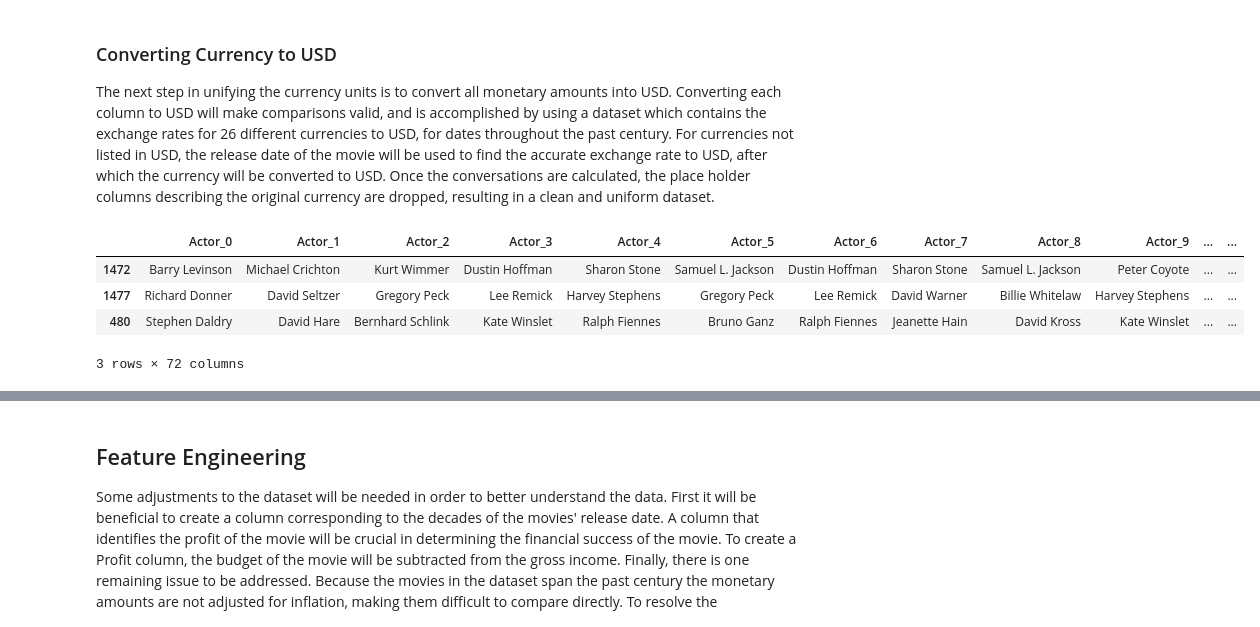
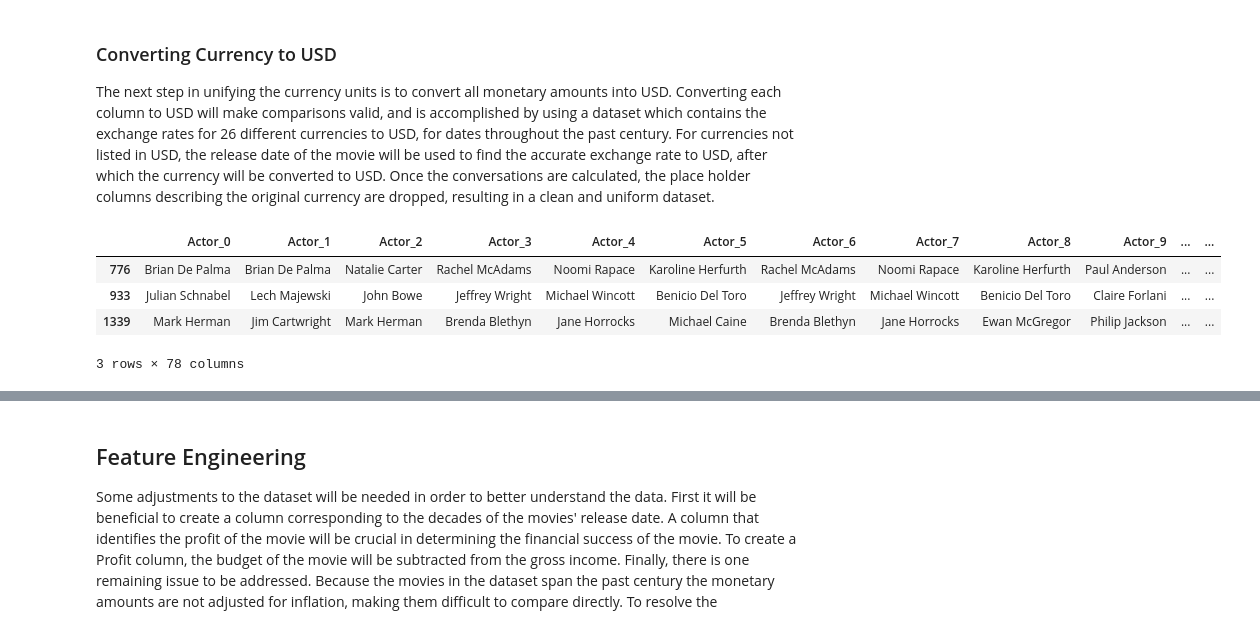
Before and after one commit to brookemosby/Movies, a Jupyter notebook: Jarvis_Project.ipynb, the cells around one changed output, grey strips where cells are left out. Saved outputs shown, nothing was run; the diff lists cells and outputs as text; code cells hidden in the pictures.

```diff
--- a/Jarvis_Project.ipynb
+++ b/Jarvis_Project.ipynb
@@ -126,4 +126,4 @@ df1.to_csv("Result_Data/first_2000_uncleaned.csv")
 # %%
-df1 = pd.read_csv("Result_Data/first_2000_uncleaned.csv")
+df1 = pd.read_csv("Result_Data/third_2000_uncleaned.csv")
 df1.sample(5)
 # %% [output]
@@ -279,8 +275,8 @@ df1      = df1.apply( remove_parenthesis, axis = 1 )
 df1      = df1.apply( remove_comma,       axis = 1 )
 df1[21] = df1[21].apply( lambda x: pd.to_datetime( str( x ) ))
 df1[24] = df1[24].apply( lambda x: pd.to_datetime( str( x ) ) )
-df1[72] = df1[10].apply( _type )
-df1[73] = df1[16].apply( _type )
+df1[78] = df1[10].apply( _type )
+df1[79] = df1[16].apply( _type )
 df1[10] = df1[10].apply( _int  ) #
 df1[12] = df1[12].apply( _int  ) #
 df1[16] = df1[16].apply( _int  ) #
@@ -313,37 +309,37 @@ def change_to_USD(row):
     changes the budget and opening weekend monetary amount to USD, and
     returns the new updated pd.Series with the correct amounts.
     """
     date = row[21]
     foreign_budget = row[10]
     foreign_open   = row[16]
-    indicator_budget = row[72]
-    indicator_open   = row[73]
+    indicator_budget = row[78]
+    indicator_open   = row[79]
 
     if indicator_budget != "$" and indicator_budget != "nan":
         try:
             cur_rate = exchange_rates[ indicator_budget ][
                 exchange_rates[ "Dates" ] == date ].values[ 0 ]
             row[10] = int( foreign_budget ) / float( cur_rate )
         except:
             row[10] = np.nan
     if indicator_open   != "$" and indicator_open   != "nan":
         try:
             cur_rate = exchange_rates[ indicator_open   ][
                 exchange_rates[ "Dates" ] == date ].values[ 0 ]
             row[16] = int( foreign_open )  / float( cur_rate )
         except:
             row[16] = np.nan
     return row
 
 df1 = df1.apply( change_to_USD, axis = 1 )
 
 # Delete currency indicator columns
-del df1[72], df1[73]
+del df1[78], df1[79]
 df1.columns = columns
 df1.sample( 3 )
 # %% [output]
 |  | Actor_0 | Actor_1 | Actor_2 | Actor_3 | Actor_4 | Actor_5 | Actor_6 | Actor_7 | Actor_8 | Actor_9 | ... | ... |
-| 1472 | Barry Levinson | Michael Crichton | Kurt Wimmer | Dustin Hoffman | Sharon Stone | Samuel L. Jackson | Dustin Hoffman | Sharon Stone | Samuel L. Jackson | Peter Coyote | ... | ... |
-| 1477 | Richard Donner | David Seltzer | Gregory Peck | Lee Remick | Harvey Stephens | Gregory Peck | Lee Remick | David Warner | Billie Whitelaw | Harvey Stephens | ... | ... |
-| 480 | Stephen Daldry | David Hare | Bernhard Schlink | Kate Winslet | Ralph Fiennes | Bruno Ganz | Ralph Fiennes | Jeanette Hain | David Kross | Kate Winslet | ... | ... |
+| 776 | Brian De Palma | Brian De Palma | Natalie Carter | Rachel McAdams | Noomi Rapace | Karoline Herfurth | Rachel McAdams | Noomi Rapace | Karoline Herfurth | Paul Anderson | ... | ... |
+| 933 | Julian Schnabel | Lech Majewski | John Bowe | Jeffrey Wright | Michael Wincott | Benicio Del Toro | Jeffrey Wright | Michael Wincott | Benicio Del Toro | Claire Forlani | ... | ... |
+| 1339 | Mark Herman | Jim Cartwright | Mark Herman | Brenda Blethyn | Jane Horrocks | Michael Caine | Brenda Blethyn | Jane Horrocks | Ewan McGregor | Philip Jackson | ... | ... |
-3 rows × 72 columns
+3 rows × 78 columns
```
Also changed, not shown: parts of 13 cells of this notebook, 6 other files.
